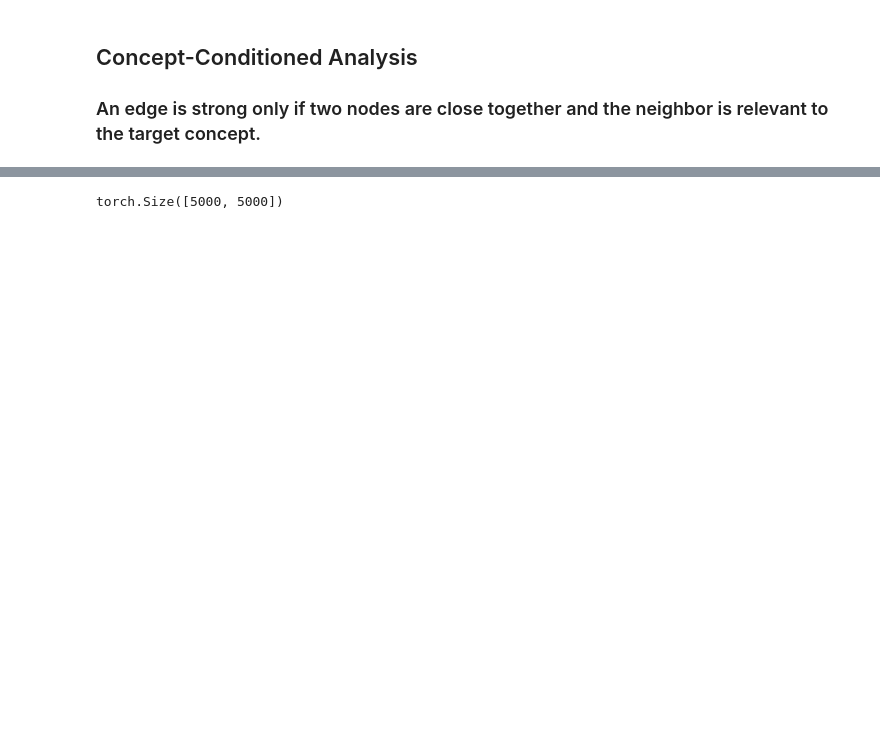
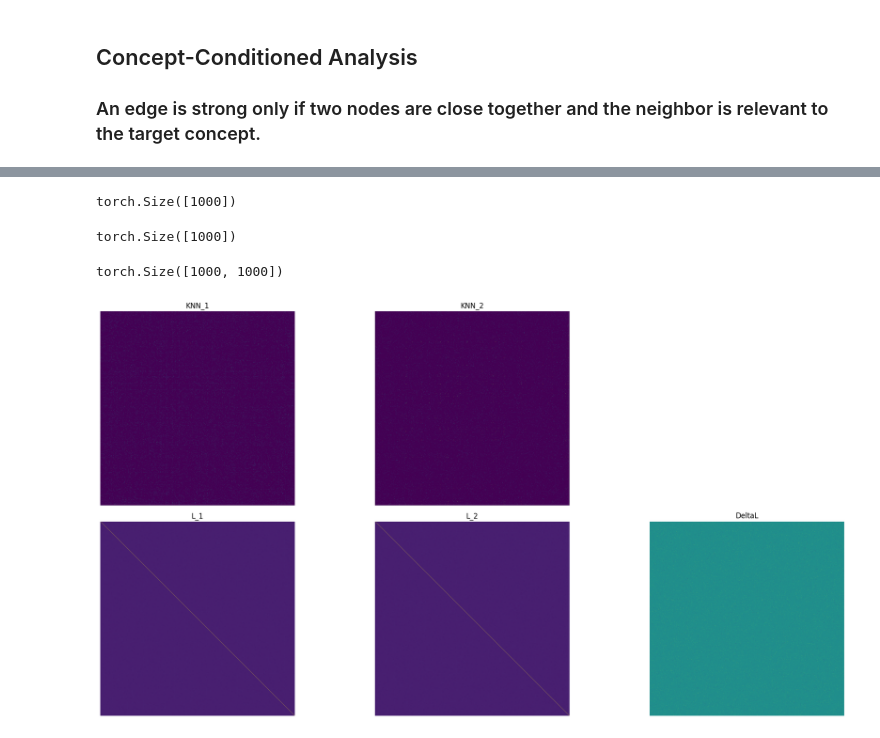
Before and after one commit to qasemii/EXPECT, a Jupyter notebook: multilingual.ipynb, the cells around one changed output, grey strips where cells are left out. Saved outputs shown, nothing was run; the diff lists cells and outputs as text; code cells hidden in the pictures; blank space fills up the shorter version.

```diff
--- a/multilingual.ipynb
+++ b/multilingual.ipynb
@@ -326,14 +244,40 @@ Saved features to froberta_concept.npz
 # %%
-concept_emb1 = torch.from_numpy(np.load(f"f{model_1}_concept.npz")['features'])
-concept_emb2 = torch.from_numpy(np.load(f"f{model_2}_concept.npz")['features'])
+concept_emb1 = torch.from_numpy(np.load(f"{model_1}_concept.npz")['features'])
+concept_emb2 = torch.from_numpy(np.load(f"{model_2}_concept.npz")['features'])
 
-L1 = compute_laplacian(emb1, concept_vector=concept_emb1)
-L2 = compute_laplacian(emb2, concept_vector=concept_emb2)
+adj1, L1 = compute_laplacian(emb1, concept_embedding=concept_emb1)
+adj2, L2 = compute_laplacian(emb2, concept_embedding=concept_emb2)
 
 DeltaL = laplacian_difference(L1, L2)
 print(DeltaL.shape)
 # %% [output]
-torch.Size([5000, 5000])
+torch.Size([1000])
+torch.Size([1000])
+torch.Size([1000, 1000])
+# %%
+#Temp visualisation
+fig, axs = plt.subplots(2,3, figsize=(20,10))
+fig.delaxes(axs[0,2])
+
+axs[0, 0].imshow(adj1.cpu().to_dense())
+axs[0, 0].set_title("KNN_1")
+axs[0, 1].imshow(adj2.cpu().to_dense())
+axs[0, 1].set_title("KNN_2")
+
+axs[1, 0].imshow(L1.cpu().to_dense())
+axs[1, 0].set_title("L_1")
+axs[1, 1].imshow(L2.cpu().to_dense())
+axs[1, 1].set_title("L_2")
+axs[1, 2].imshow(DeltaL.cpu().to_dense())
+axs[1, 2].set_title("DeltaL")
+
+for ax in axs.flatten():
+    ax.axis("off")
+
+plt.tight_layout()
+plt.show()
+# %% [output]
+[figure, added]
 # %%
 # Mismatched clusters
 n_modes = 2
```
Also changed, not shown: parts of 20 cells of this notebook, 7 other files.
